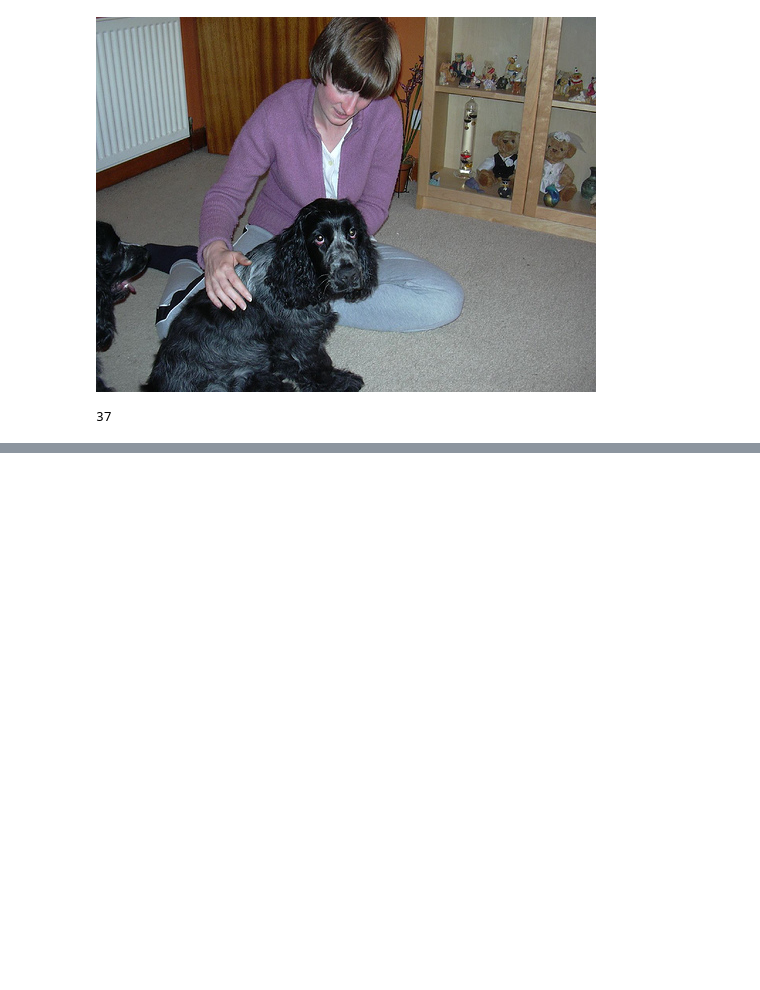
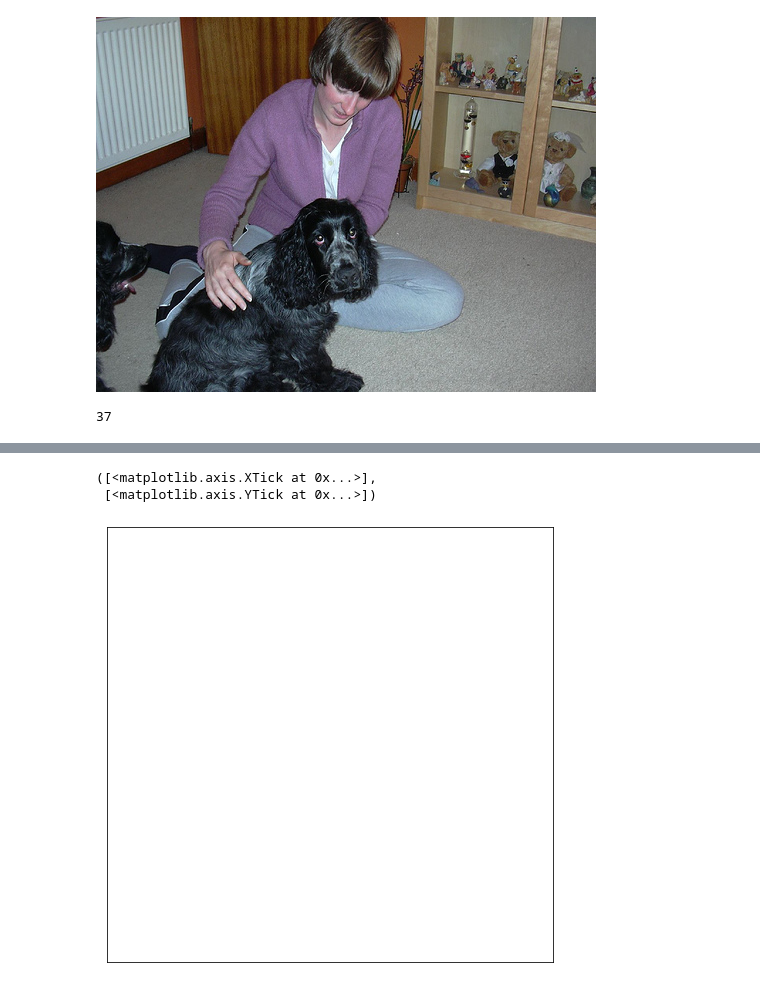
Before and after one commit to DavoodSZ1993/pytorch_tutorial, a Jupyter notebook: 06_transfer_newtworks.ipynb, the cells around one changed output, grey strips where cells are left out. Saved outputs shown, nothing was run; the diff lists cells and outputs as text; code cells hidden in the pictures; blank space fills up the shorter version.

```diff
--- a/06_transfer_newtworks.ipynb
+++ b/06_transfer_newtworks.ipynb
@@ -96,0 +125,6 @@ def show_image(img_tensor, label):
+# %%
+fig, ax = plt.subplots(figsize=(8,8))
+# %% [output]
+([<matplotlib.axis.XTick at 0x...>],
+ [<matplotlib.axis.YTick at 0x...>])
+[figure, added]
```
Also changed, not shown: parts of 6 cells of this notebook.
